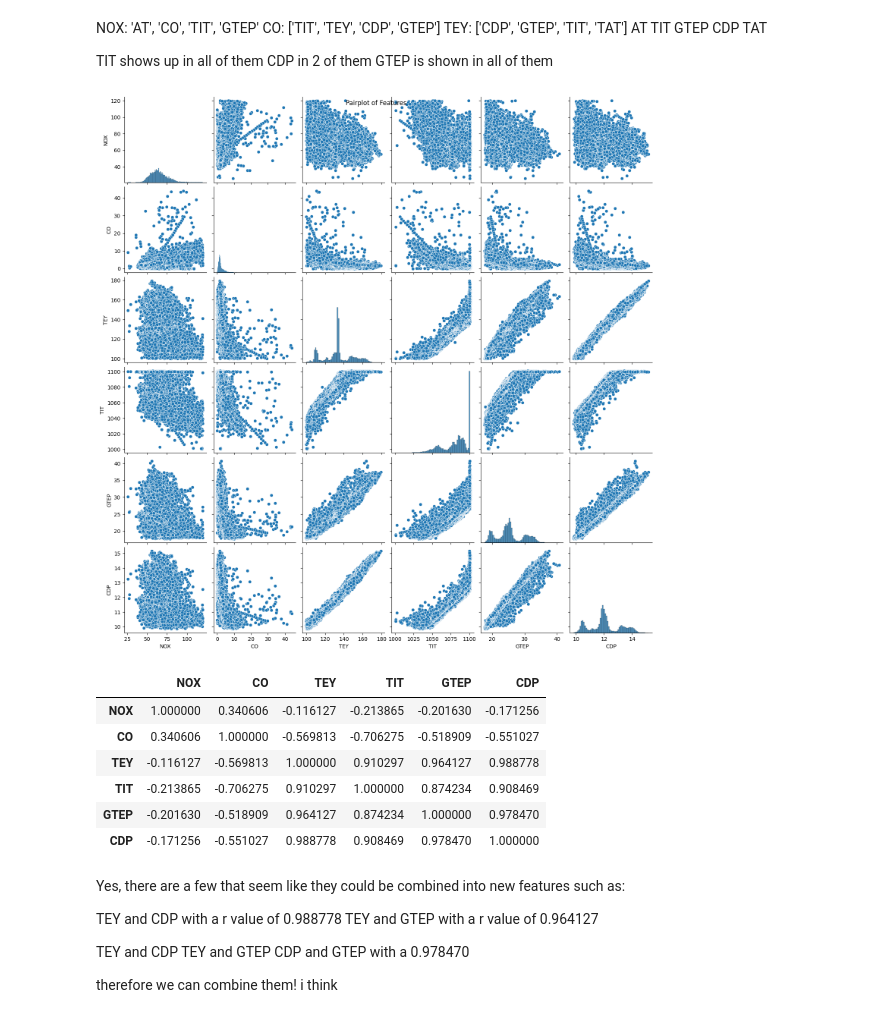
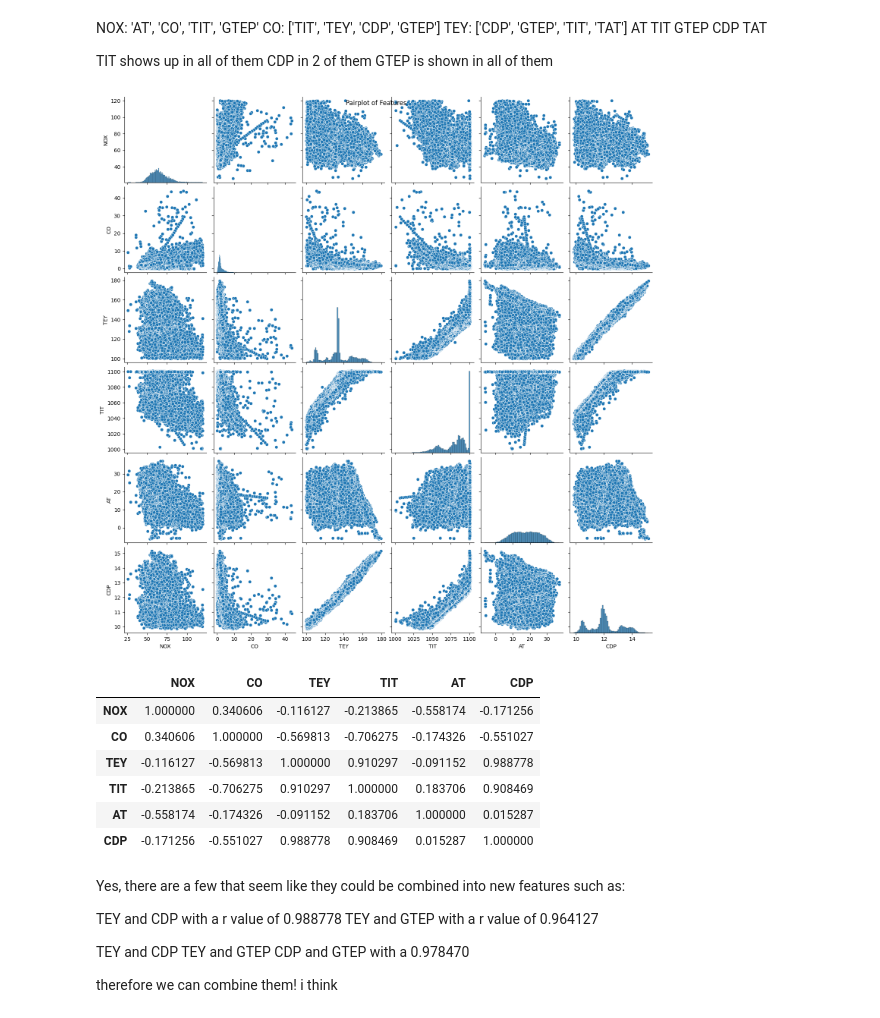
Before and after one commit to JaySachar/MSE413-ML, a Jupyter notebook: Lab 1/Lab1.ipynb, the cells around one changed output. Saved outputs shown, nothing was run; the diff lists cells and outputs as text; code cells hidden in the pictures.

```diff
--- a/Lab 1/Lab1.ipynb
+++ b/Lab 1/Lab1.ipynb
@@ -206,23 +206,23 @@ TIT shows up in all of them
 CDP in 2 of them
 GTEP is shown in all of them
 # %%
-features_sub = gt_df[['NOX', 'CO', 'TEY','TIT','GTEP','CDP']]
+features_sub = gt_df[['NOX', 'CO', 'TEY','TIT','AT','CDP']]
 sns.pairplot(features_sub)
 plt.suptitle('Pairplot of Features')
 plt.show()
 # %% [output]
-[figure, old version]
+[figure, new version]
 # %%
 correlation_matrix = features_sub.corr()
 correlation_matrix
 # %% [output]
-|  | NOX | CO | TEY | TIT | GTEP | CDP |
-| NOX | 1.000000 | 0.340606 | -0.116127 | -0.213865 | -0.201630 | -0.171256 |
-| CO | 0.340606 | 1.000000 | -0.569813 | -0.706275 | -0.518909 | -0.551027 |
-| TEY | -0.116127 | -0.569813 | 1.000000 | 0.910297 | 0.964127 | 0.988778 |
-| TIT | -0.213865 | -0.706275 | 0.910297 | 1.000000 | 0.874234 | 0.908469 |
-| GTEP | -0.201630 | -0.518909 | 0.964127 | 0.874234 | 1.000000 | 0.978470 |
-| CDP | -0.171256 | -0.551027 | 0.988778 | 0.908469 | 0.978470 | 1.000000 |
+|  | NOX | CO | TEY | TIT | AT | CDP |
+| NOX | 1.000000 | 0.340606 | -0.116127 | -0.213865 | -0.558174 | -0.171256 |
+| CO | 0.340606 | 1.000000 | -0.569813 | -0.706275 | -0.174326 | -0.551027 |
+| TEY | -0.116127 | -0.569813 | 1.000000 | 0.910297 | -0.091152 | 0.988778 |
+| TIT | -0.213865 | -0.706275 | 0.910297 | 1.000000 | 0.183706 | 0.908469 |
+| AT | -0.558174 | -0.174326 | -0.091152 | 0.183706 | 1.000000 | 0.015287 |
+| CDP | -0.171256 | -0.551027 | 0.988778 | 0.908469 | 0.015287 | 1.000000 |
 # %% [markdown]
 Yes, there are a few that seem like they could be combined into new features such as:
 
```
Also changed, not shown: parts of 4 cells of this notebook.
